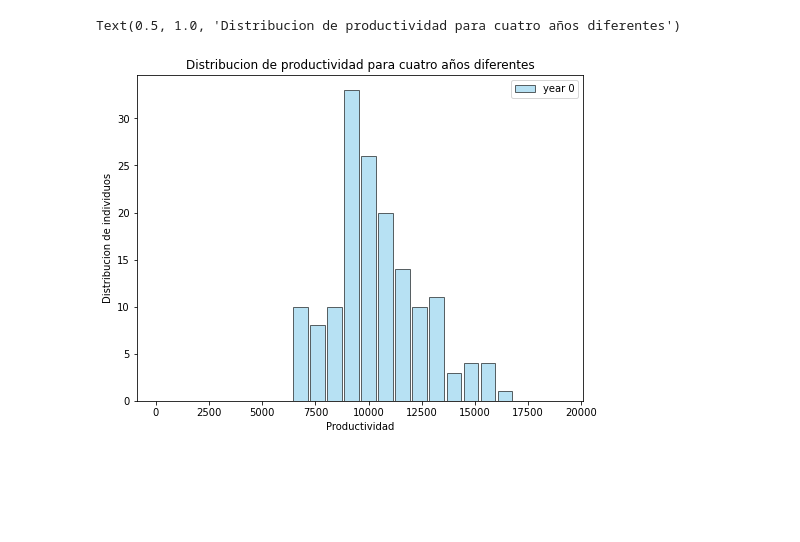
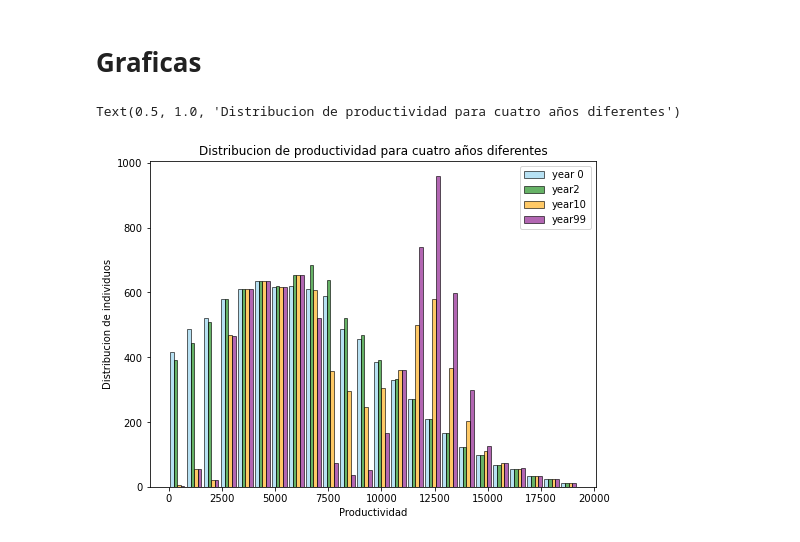
Before and after one commit to aybautistas/Econofisica, a Jupyter notebook: Proyecto.ipynb, the cells around one changed output. Cells and saved outputs as stored; diff of their text form; code cells hidden in the pictures; blank space fills up the shorter version.

```diff
--- a/Proyecto.ipynb
+++ b/Proyecto.ipynb
@@ -167,10 +168,10 @@ def premium_buying(agentes,t,conteo_premium):
     pot_investors=[]
     for i in range(len(agentes)):
         if (agentes[i].lifestatus==0):
-            if ((agentes[i].productivity[t]<10000 and agentes[i].productivity[t]>5000) and (agentes[i].status==1)):
+            if ((agentes[i].productivity[t]<10000 and agentes[i].productivity[t]>7000) and (agentes[i].status==1)):
                     pot_sellers.append(agentes[i])
                     #print('seller',agentes[i].indice)
-            if ((agentes[i].productivity[t]>22000) and (agentes[i].status!=0 and agentes[i].status!=3)):
+            if ((agentes[i].productivity[t]>15000) and (agentes[i].status!=0 and agentes[i].status!=3)):
                     pot_investors.append(agentes[i])
                     #print('investor',agentes[i].indice)
 
@@ -178,7 +179,7 @@ def premium_buying(agentes,t,conteo_premium):
     pot_sellers.sort(key=lambda x: x.productivity[t])
     #calculmamos suma potenctial investors
     suma=sum(c.wealth[t] for c in pot_investors)
-    #print(suma)
+    #print('suma',suma)
 
     #calculamos probabilidad individual
     probj=0
@@ -187,7 +188,9 @@ def premium_buying(agentes,t,conteo_premium):
         j=random.randint(0,len(pot_investors)-1)
         probj=np.divide(pot_investors[j].wealth[t],suma)
         #print('probabilidad',probj)
-        if (probj>0.2):
+        if (probj>0.01):
+                #print('probabilidad para entrar',probj)
+                #print('comprador',pot_investors[j].indice)
                 conteo_premium[t]+=1
                 m.GainedInvest[t]=2*m.consumption[t]
                 m.salary=1.1*m.production[t]
@@ -277,6 +280,26 @@ def conteo_seller(agentes,num_brokesale,num_premium,t):
             npremium=npremium+1
     num_brokesale[t]=nbroke
     num_premium[t]=npremium
+# %%
+#funcion para contar numero de empleados por clase
+def conteo_empleado(agentes,num_alive,num_enough,num_satisfied,num_luxury,t):
+    nalive=0
+    nenough=0
+    nsatisfied=0
+    nluxury=0
+    for i in range(len(agentes)):
+        if (agentes[i].status==2 and agentes[i].clase==0):
+            nalive+=len(agentes[i].empleados)
+        if (agentes[i].status==2 and agentes[i].clase==1):
+            nenough+=len(agentes[i].empleados)
+        if (agentes[i].status==2 and agentes[i].clase==2):
+            nsatisfied+=len(agentes[i].empleados)
+        if (agentes[i].status==2 and agentes[i].clase==3):
+            nluxury+=len(agentes[i].empleados)
+    num_alive[t]=nalive
+    num_enough[t]=nenough
+    num_satisfied[t]=nsatisfied
+    num_luxury[t]=nluxury
 # %%
 #Inicializacion por defecto creamos un vector de objetos y lo llenamos
 
@@ -339,11 +362,12 @@ def inicializar(N,n_tsteps,agentes,alive,enough,satisfied,luxury):
 #inicializar(100,100,poblacion)
 # %%
 
-def evolucion(n_tsteps,agentes,conteo_broke,conteo_premium,alive,enough,satisfied,luxury):
+def evolucion(n_tsteps,agentes,conteo_broke,conteo_premium,alive,enough,satisfied,luxury,n_empali,n_empeno,
+             n_empsat,n_emplux):
     #----para t=1 hasta n_timesteps-1-----
     #for t in range(1,n_timesteps,1):
     #para t=1
-    random.seed(0)
+    #random.seed(0)
     lista_clase=[2500,7500,2*10**5,10**6]
     for t in range(1,n_tsteps,1):
         #---primer paso------(1)
@@ -366,6 +390,7 @@ def evolucion(n_tsteps,agentes,conteo_broke,conteo_premium,alive,enough,satisfie
         #----cuarto paso-----(4) saving
         c_saving(agentes,t)
         conteo_clase(agentes,alive,enough,satisfied,luxury,t)
+        conteo_empleado(agentes,n_empali,n_empeno,n_empsat,n_emplux,t)
         #conteo_seller(poblacion,n_brokesale,n_premium,t)
     '''
     for i in range(len(poblacion)):
@@ -477,16 +596,0 @@ pro_99mean=np.mean(pro_y99,axis=0)
-# %%
-fig = plt.figure(figsize=(8,6))
-intervalos=range(1,20000,800)
-plt.hist(pro_sat,bins=intervalos,color="skyblue",
-         rwidth=0.85,lw=1,edgecolor='black',alpha=0.6,label='year 0')
-#plt.hist([pro_y10],bins=intervalos,color="green",rwidth=0.85,lw=1,edgecolor='black',alpha=0.5,label='year 2')
-#plt.hist(pro_y10,bins=intervalos,color="black",rwidth=0.85,lw=1,edgecolor='black',alpha=0.5,label='year 10')
-#plt.hist(pro_y29,bins=intervalos,color="purple",rwidth=0.85,lw=1,edgecolor='black',alpha=0.5,label='year 29')
-plt.legend(loc='upper right')
-plt.xlabel('Productividad')
-plt.ylabel('Distribucion de individuos')
-plt.title('Distribucion de productividad para cuatro años diferentes')
-#fig.savefig('productividad_difanos2.png')
-# %% [output]
-Text(0.5, 1.0, 'Distribucion de productividad para cuatro años diferentes')
-[figure, removed]
@@ -510,13 +609,18 @@ for l in range(len(poblacion)):
+# %% [markdown]
+# Graficas
 # %%
 fig = plt.figure(figsize=(8,6))
 intervalos=range(1,20000,800)
-plt.hist([pro_y0,pro_y2,pro_y10,pro_y29],bins=intervalos,color=["skyblue","green","orange","purple"],
+plt.hist([pro_0mean,pro_2mean,pro_10mean,pro_99mean],bins=intervalos,color=["skyblue","green","orange","purple"],
          rwidth=0.85,lw=1,edgecolor='black',alpha=0.6,label=['year 0','year2','year10','year99'])
 #plt.hist([pro_y10],bins=intervalos,color="green",rwidth=0.85,lw=1,edgecolor='black',alpha=0.5,label='year 2')
 #plt.hist(pro_y10,bins=intervalos,color="black",rwidth=0.85,lw=1,edgecolor='black',alpha=0.5,label='year 10')
 #plt.hist(pro_y29,bins=intervalos,color="purple",rwidth=0.85,lw=1,edgecolor='black',alpha=0.5,label='year 29')
 plt.legend(loc='upper right')
 plt.xlabel('Productividad')
 plt.ylabel('Distribucion de individuos')
 plt.title('Distribucion de productividad para cuatro años diferentes')
 #fig.savefig('productividad_difanos2.png')
+# %% [output]
+Text(0.5, 1.0, 'Distribucion de productividad para cuatro años diferentes')
+[figure, added]
```
Also changed, not shown: parts of 16 cells of this notebook.
